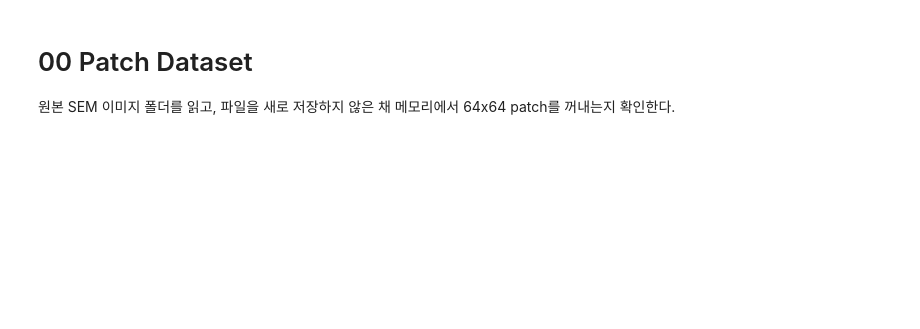
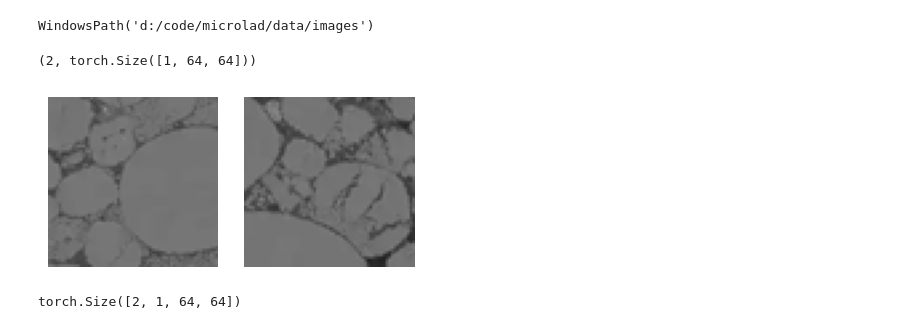
Before and after one commit to phykn/microlad, a Jupyter notebook: notebooks/00_patch_dataset.ipynb, the cells around one changed output. Saved outputs shown, nothing was run; the diff lists cells and outputs as text; code cells hidden in the pictures; blank space fills up the shorter version.

```diff
--- a/notebooks/00_patch_dataset.ipynb
+++ b/notebooks/00_patch_dataset.ipynb
@@ -1,10 +1,9 @@
-# %% [markdown]
-# 00 Patch Dataset
-
-원본 SEM 이미지 폴더를 읽고, 파일을 새로 저장하지 않은 채 메모리에서 64x64 patch를 꺼내는지 확인한다.
 # %%
 from pathlib import Path
 import sys
+
+import matplotlib.pyplot as plt
+from torch.utils.data import DataLoader
 
 ROOT = Path.cwd().parent if Path.cwd().name == "notebooks" else Path.cwd()
 SRC = ROOT / "src"
@@ -15,33 +14,37 @@ from data import PatchDataset
 
 DATA_DIR = ROOT / "data" / "images"
 PATCH_SIZE = 64
-STRIDE = 64
+SEED = 0
 
 DATA_DIR
+# %% [output]
+WindowsPath('d:/code/microlad/data/images')
 # %%
-dataset = PatchDataset(DATA_DIR, patch_size=PATCH_SIZE, stride=STRIDE)
-len(dataset), dataset[0]["image"].shape, dataset[0]["source_path"], dataset[0]["xy"]
+dataset = PatchDataset(DATA_DIR, patch_size=PATCH_SIZE, seed=SEED)
+sample = dataset[0]
+len(dataset), sample.shape
+# %% [output]
+(2, torch.Size([1, 64, 64]))
 # %%
-import matplotlib.pyplot as plt
-
-n = min(16, len(dataset))
+n = min(8, len(dataset))
 cols = 4
 rows = (n + cols - 1) // cols
 fig, axes = plt.subplots(rows, cols, figsize=(cols * 2, rows * 2), squeeze=False)
 
 for ax in axes.ravel():
     ax.axis("off")
 
 for index in range(n):
     sample = dataset[index]
     ax = axes[index // cols][index % cols]
-    ax.imshow(sample["image"].squeeze(0), cmap="gray", vmin=0, vmax=1)
-    ax.set_title(f"{Path(sample['source_path']).name}\nxy={sample['xy']}", fontsize=8)
+    ax.imshow(sample.squeeze(0), cmap="gray", vmin=0, vmax=1)
 
 plt.tight_layout()
+# %% [output]
+[figure, added]
 # %%
-from torch.utils.data import DataLoader
-
 loader = DataLoader(dataset, batch_size=8, shuffle=True)
 batch = next(iter(loader))
-batch["image"].shape, batch["image"].dtype, batch["xy"]
+batch.shape
+# %% [output]
+torch.Size([2, 1, 64, 64])
```
Also changed, not shown: 30 other files.
